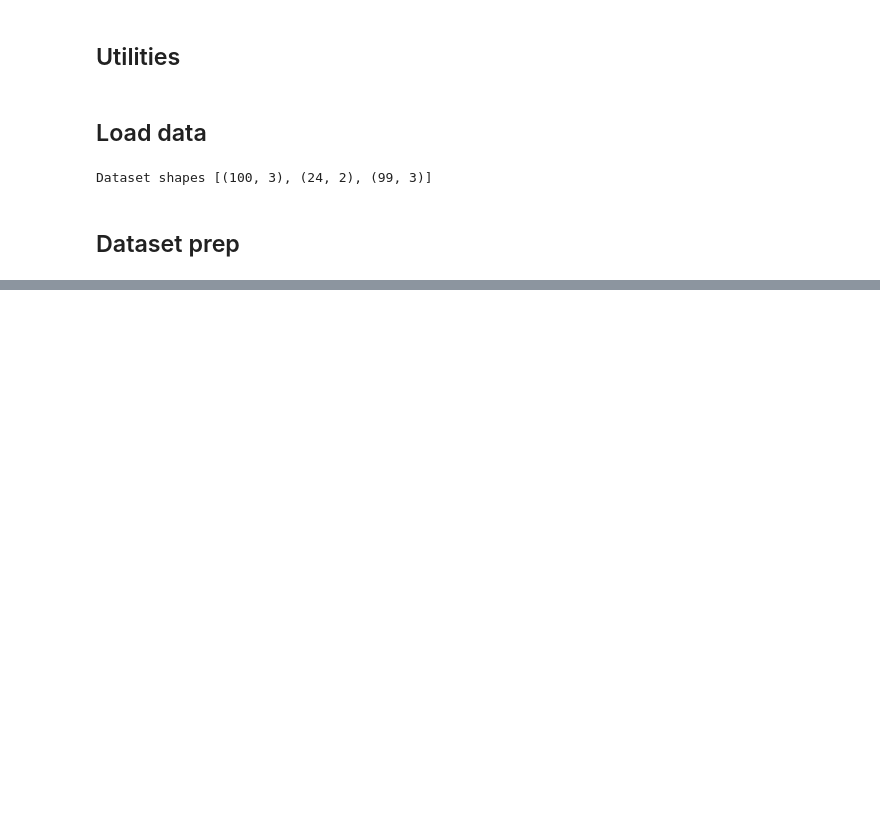
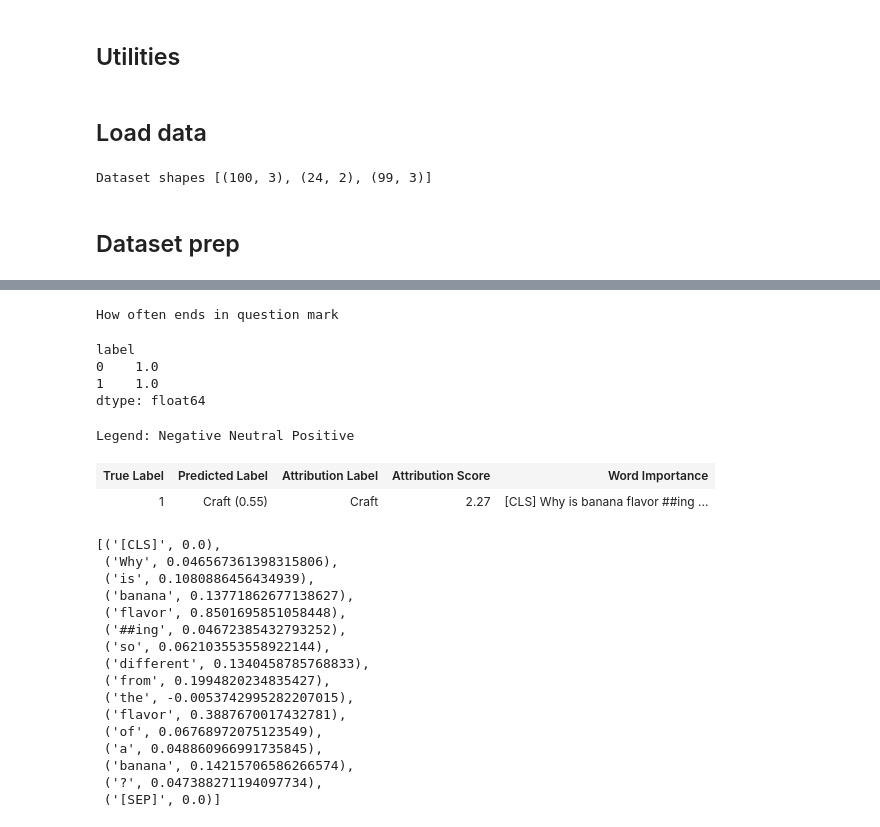
Before and after one commit to MarckK/retrospective-llm-eval, a Jupyter notebook: notebooks/train-propensity-score.ipynb, the cells around one changed output, grey strips where cells are left out. Cells and saved outputs as stored; diff of their text form; code cells hidden in the pictures; blank space fills up the shorter version.

```diff
--- a/notebooks/train-propensity-score.ipynb
+++ b/notebooks/train-propensity-score.ipynb
@@ -8,7 +8,7 @@ If the sets are indistinguishable, a well-trained model should not perform bette
 ## Settings
 # %%
 # Whether to include the answers to questions when comparing elements from the datasets.
-EXCLUDE_QUESTION_ANSWERS: bool = False
+EXCLUDE_QUESTION_ANSWERS: bool = True
 # %% [markdown]
 ## Utilities
 # %%
@@ -114,23 +226,25 @@ combined_ds = combined_ds.add_column("text", texts)
 # This is so that every sample is present in the test set for some fold,
 # and so the whole set used for analysis.
 
-num_folds = 5
+num_folds = 4
 
-combined_ds = combined_ds.shuffle(seed=0)
+# combined_ds = combined_ds.shuffle(seed=0)
 
-cross_validation_datasets = [
-    datasets.DatasetDict(
+cross_validation_datasets = []
+for j in range(num_folds):
+    ds = datasets.DatasetDict(
         {
             "train": combined_ds.select(
-                [i for i in range(combined_ds.shape[0]) if i % 5 != j]
+                [i for i in range(combined_ds.shape[0]) if i % num_folds != j]
             ),
             "test": combined_ds.select(
-                [i for i in range(combined_ds.shape[0]) if i % 5 == j]
+                [i for i in range(combined_ds.shape[0]) if i % num_folds == j]
             ),
         }
     )
-    for j in range(num_folds)
-]
+    ds["train"] = duplicate_to_balance(ds["train"])
+    ds["test"] = duplicate_to_balance(ds["test"])
+    cross_validation_datasets.append(ds)
 # %%
 # Basic transformers classification
 # https://huggingface.co/docs/transformers/en/tasks/sequence_classification
@@ -227,9 +344,17 @@ SyntaxError: keyword argument repeated: padding (748303154.py, line 29)
 # %%
+import gc
+
 models = []
+evaluations = []
 
 for i, traintest_ds in enumerate(cross_validation_datasets):
+    print(f"Training fold {i}")
     trainer = finetune_propensity(
-        traintest_ds, save_name=f"propensity_orig_crafted-{i}", epochs=50
+        traintest_ds, save_name=f"propensity_orig_crafted-{i}", epochs=20
     )
-    models.append(trainer.model)
+    evaluations.append(trainer.evaluate())
+    models.append(trainer.model.to("cpu"))
+    gc.collect()
+    torch.cuda.empty_cache()
+    gc.collect()
 # %% [output]
@@ -339,0 +578,41 @@ Why is banana flavoring so different from the flavor of a banana?
+# %%
+print("How often ends in question mark")
+df.groupby("label").apply(lambda x: np.mean(x.text.apply(lambda x: x[-1]) == "?"))
+# %% [output]
+How often ends in question mark
+label
+0    1.0
+1    1.0
+dtype: float64
+# %%
+cls_explainer = SequenceClassificationExplainer(
+    models[0],
+    tokenizer,
+    custom_labels=["Orig", "Craft"],
+)
+# %%
+word_attributions = cls_explainer(
+    "Why is banana flavoring so different from the flavor of a banana?"
+)
+cls_explainer.visualize("distilbert_viz.html")
+word_attributions
+# %% [output]
+Legend: Negative Neutral Positive
+| True Label | Predicted Label | Attribution Label | Attribution Score | Word Importance |
+| 1 | Craft (0.55) | Craft | 2.27 | [CLS] Why is banana flavor ##ing ... |
+[('[CLS]', 0.0),
+ ('Why', 0.046567361398315806),
+ ('is', 0.1080886456434939),
+ ('banana', 0.13771862677138627),
+ ('flavor', 0.8501695851058448),
+ ('##ing', 0.04672385432793252),
+ ('so', 0.062103553558922144),
+ ('different', 0.1340458785768833),
+ ('from', 0.1994820234835427),
+ ('the', -0.0053742995282207015),
+ ('flavor', 0.3887670017432781),
+ ('of', 0.06768972075123549),
+ ('a', 0.048860966991735845),
+ ('banana', 0.14215706586266574),
+ ('?', 0.047388271194097734),
+ ('[SEP]', 0.0)]
```
Also changed, not shown: parts of 34 cells of this notebook.
